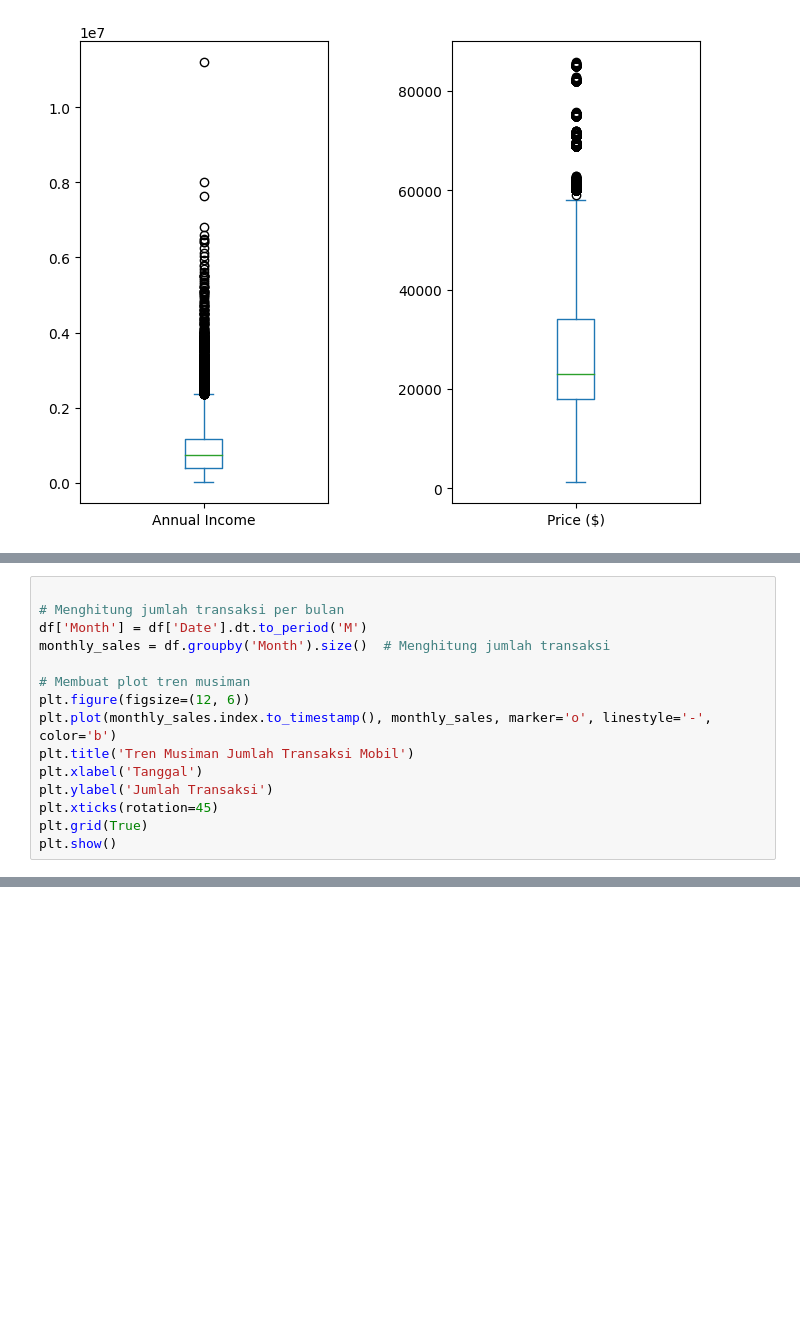
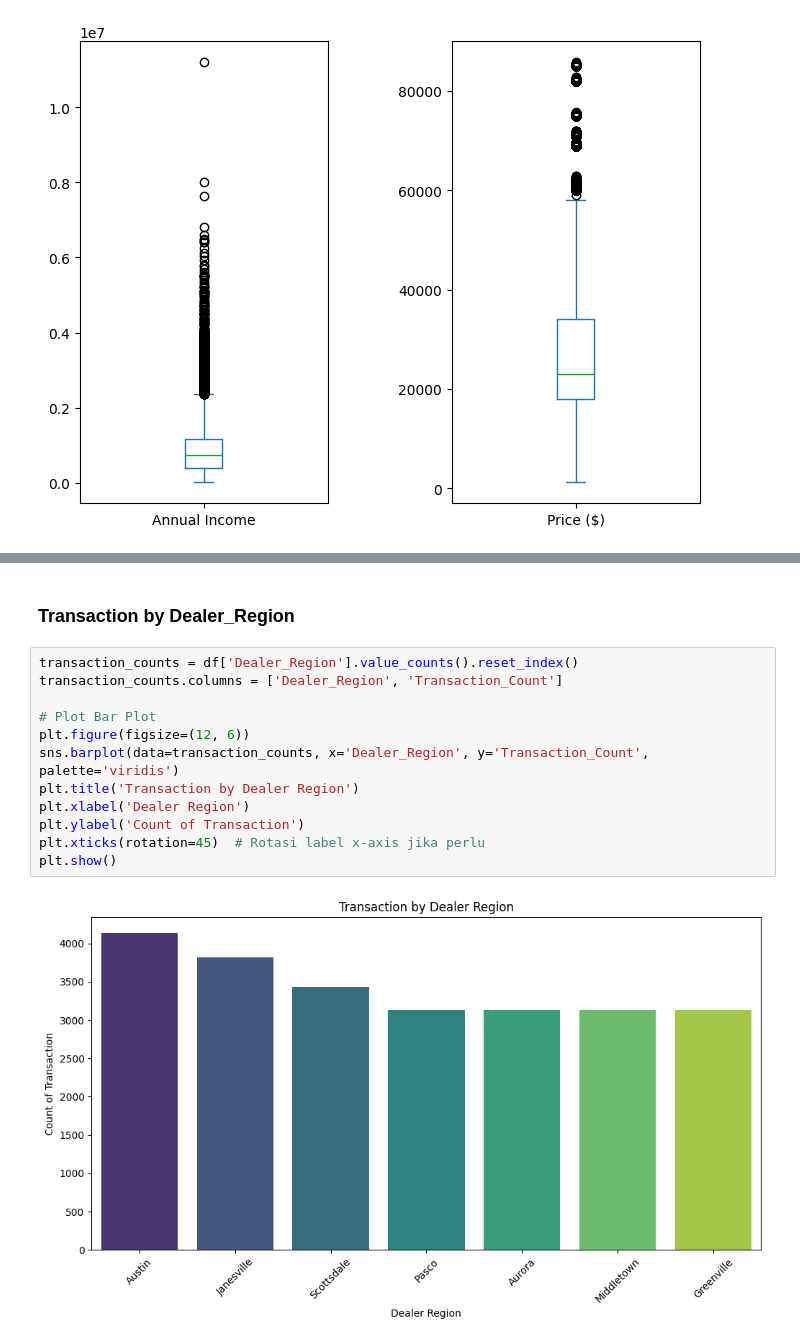
Before and after one commit to MuhammadJundullah/Data-Analysis, a Jupyter notebook: Car Sales Analysis/Car_Sales_Report.ipynb, the cells around one changed output, grey strips where cells are left out. Drawn from its saved outputs; the diff is of its cells as text; blank space fills up the shorter version.

```diff
--- a/Car Sales Analysis/Car_Sales_Report.ipynb
+++ b/Car Sales Analysis/Car_Sales_Report.ipynb
@@ -298,15 +209,0 @@ Sepertinya tidak ada keterkaitan antara pendapatan tahunan komsumen dengan harga
-# %%
-
-# Menghitung jumlah transaksi per bulan
-df['Month'] = df['Date'].dt.to_period('M')
-monthly_sales = df.groupby('Month').size()  # Menghitung jumlah transaksi
-
-# Membuat plot tren musiman
-plt.figure(figsize=(12, 6))
-plt.plot(monthly_sales.index.to_timestamp(), monthly_sales, marker='o', linestyle='-', color='b')
-plt.title('Tren Musiman Jumlah Transaksi Mobil')
-plt.xlabel('Tanggal')
-plt.ylabel('Jumlah Transaksi')
-plt.xticks(rotation=45)
-plt.grid(True)
-plt.show()
@@ -342,0 +210,16 @@ plt.show()
+# %% [markdown]
+### Transaction by Dealer_Region
+# %%
+transaction_counts = df['Dealer_Region'].value_counts().reset_index()
+transaction_counts.columns = ['Dealer_Region', 'Transaction_Count']
+
+# Plot Bar Plot
+plt.figure(figsize=(12, 6))
+sns.barplot(data=transaction_counts, x='Dealer_Region', y='Transaction_Count', palette='viridis')
+plt.title('Transaction by Dealer Region')
+plt.xlabel('Dealer Region')
+plt.ylabel('Count of Transaction')
+plt.xticks(rotation=45)  # Rotasi label x-axis jika perlu
+plt.show()
+# %% [output]
+[figure, added]
```
Also changed, not shown: parts of 37 cells of this notebook.
